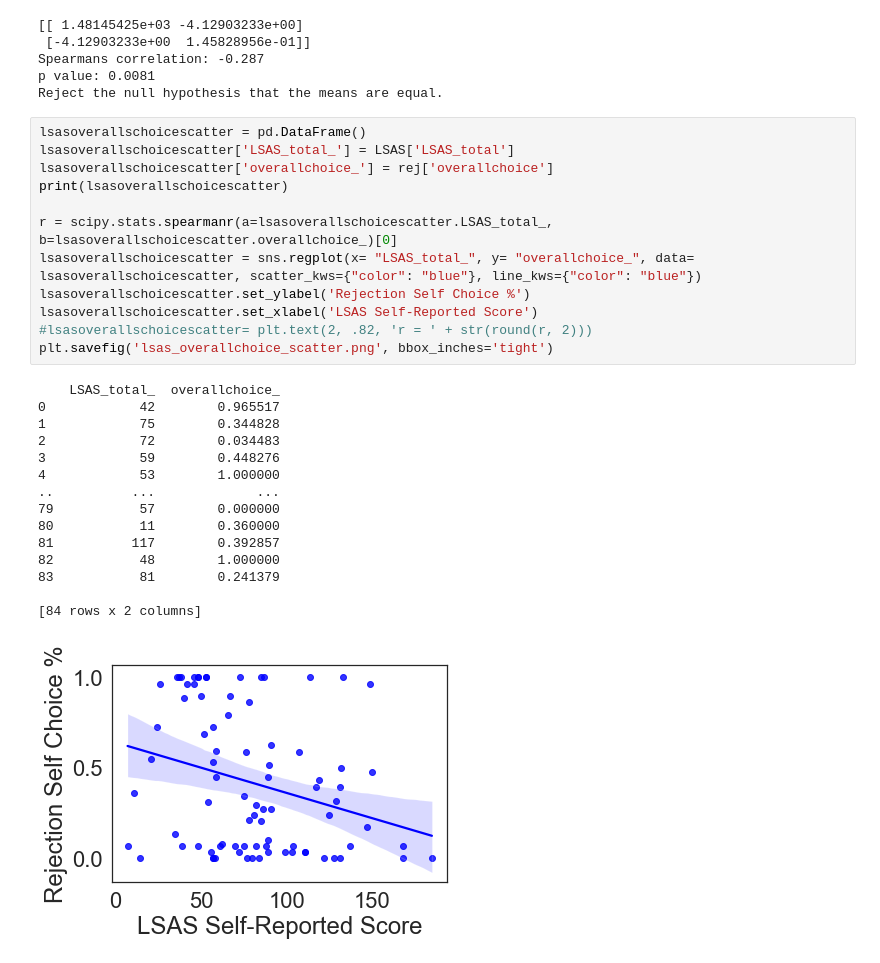
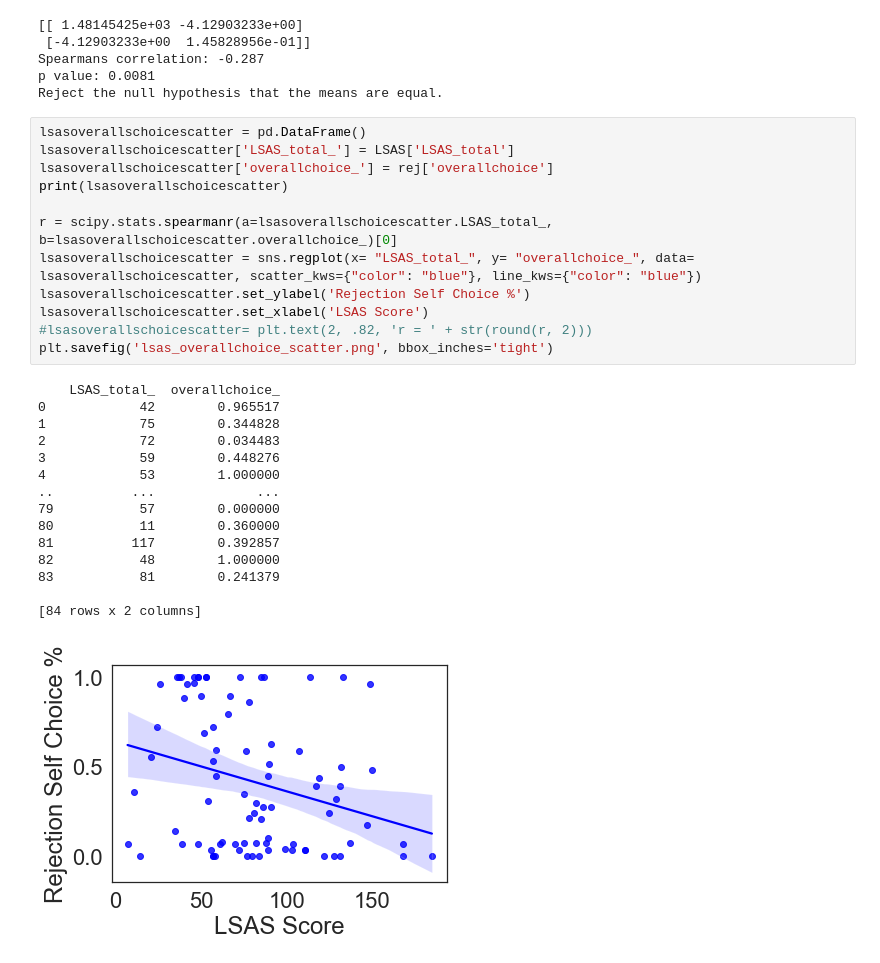
Before and after one commit to fareri-lab/Rejection_Choice, a Jupyter notebook: RMAnova w Pingouin_8.14.23.ipynb, the cells around one changed output. Drawn from its saved outputs; the diff is of its cells as text.

```diff
--- a/RMAnova w Pingouin_8.14.23.ipynb
+++ b/RMAnova w Pingouin_8.14.23.ipynb
@@ -2370,28 +2370,28 @@ Reject the null hypothesis that the means are equal.
 # %%
 lsasoverallschoicescatter = pd.DataFrame()
 lsasoverallschoicescatter['LSAS_total_'] = LSAS['LSAS_total']
 lsasoverallschoicescatter['overallchoice_'] = rej['overallchoice']
 print(lsasoverallschoicescatter)
 
 r = scipy.stats.spearmanr(a=lsasoverallschoicescatter.LSAS_total_, b=lsasoverallschoicescatter.overallchoice_)[0]
 lsasoverallschoicescatter = sns.regplot(x= "LSAS_total_", y= "overallchoice_", data= lsasoverallschoicescatter, scatter_kws={"color": "blue"}, line_kws={"color": "blue"})
 lsasoverallschoicescatter.set_ylabel('Rejection Self Choice %')
-lsasoverallschoicescatter.set_xlabel('LSAS Self-Reported Score')
+lsasoverallschoicescatter.set_xlabel('LSAS Score')
 #lsasoverallschoicescatter= plt.text(2, .82, 'r = ' + str(round(r, 2)))
 plt.savefig('lsas_overallchoice_scatter.png', bbox_inches='tight')
 # %% [output]
     LSAS_total_  overallchoice_
 0            42        0.965517
 1            75        0.344828
 2            72        0.034483
 3            59        0.448276
 4            53        1.000000
 ..          ...             ...
 79           57        0.000000
 80           11        0.360000
 81          117        0.392857
 82           48        1.000000
 83           81        0.241379
 
 [84 rows x 2 columns]
-[figure, old version]
+[figure, new version]
```
Also changed, not shown: 44 other files.
